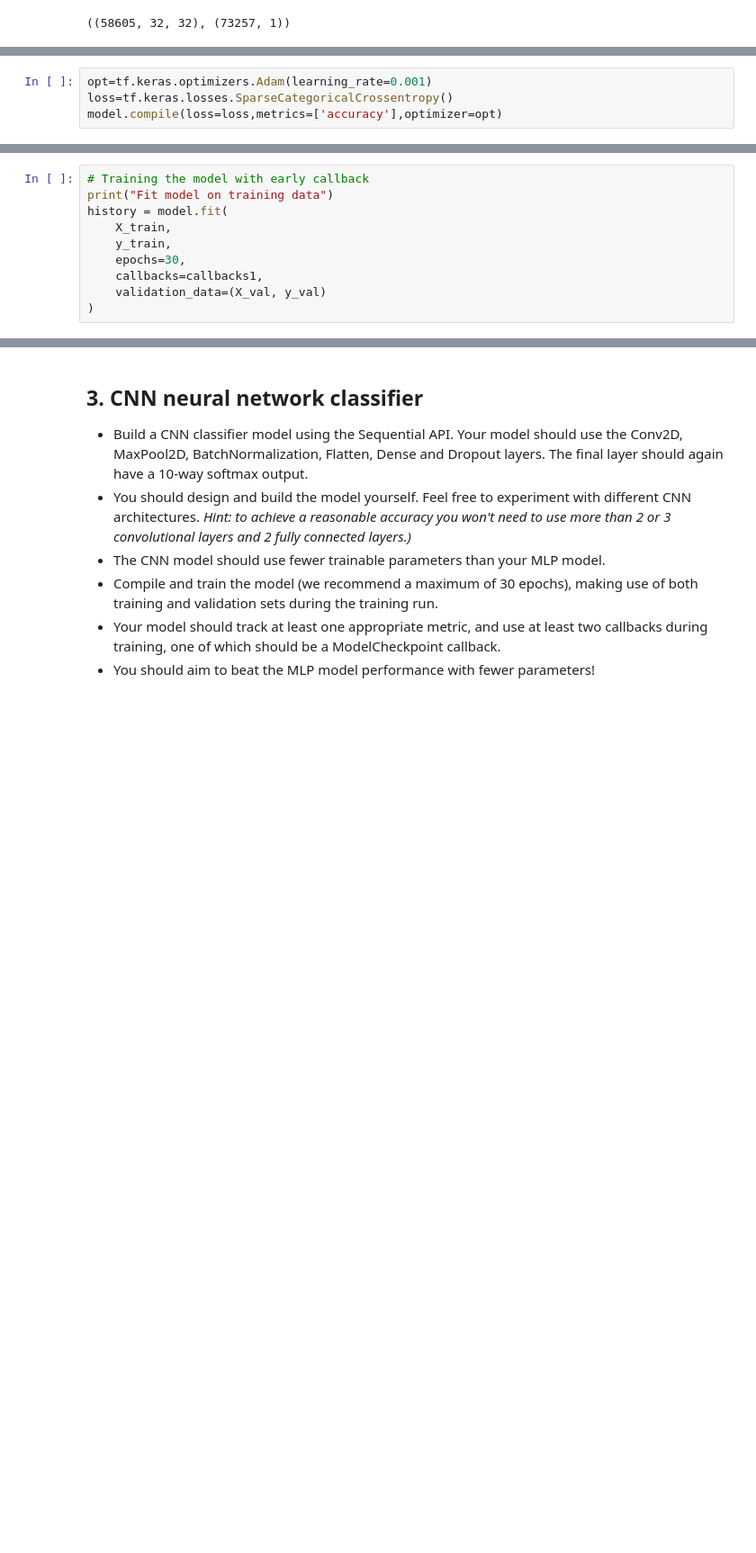
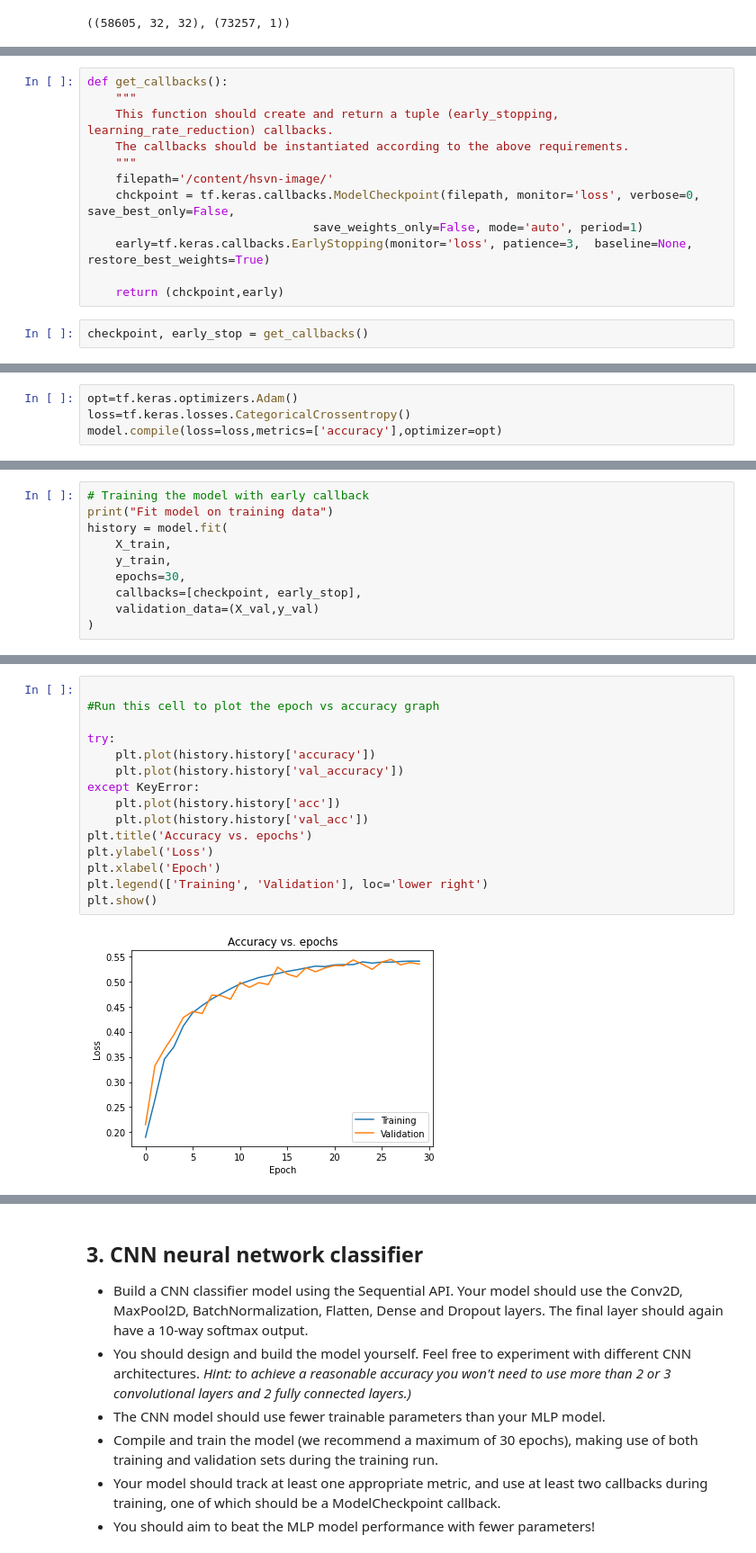
Before and after one commit to pao0318/Tensorflow2-Imperial-College-London, a Jupyter notebook: Copy_of_Capstone_Project2.ipynb, the cells around one changed output, grey strips where cells are left out. Shown at 90% size. Cells and saved outputs as stored; diff of their text form; blank space fills up the shorter version.

```diff
--- a/Copy_of_Capstone_Project2.ipynb
+++ b/Copy_of_Capstone_Project2.ipynb
@@ -230,0 +260,14 @@ _________________________________________________________________
+# %%
+def get_callbacks():
+    """
+    This function should create and return a tuple (early_stopping, learning_rate_reduction) callbacks.
+    The callbacks should be instantiated according to the above requirements.
+    """
+    filepath='/content/hsvn-image/'
+    chckpoint = tf.keras.callbacks.ModelCheckpoint(filepath, monitor='loss', verbose=0, save_best_only=False,
+                                save_weights_only=False, mode='auto', period=1)
+    early=tf.keras.callbacks.EarlyStopping(monitor='loss', patience=3,  baseline=None, restore_best_weights=True)
+
+    return (chckpoint,early)
+# %%
+checkpoint, early_stop = get_callbacks()
@@ -231,4 +276,4 @@ _________________________________________________________________
 # %%
-opt=tf.keras.optimizers.Adam(learning_rate=0.001)
-loss=tf.keras.losses.SparseCategoricalCrossentropy()
+opt=tf.keras.optimizers.Adam()
+loss=tf.keras.losses.CategoricalCrossentropy()
 model.compile(loss=loss,metrics=['accuracy'],optimizer=opt)
@@ -266,8 +288,8 @@ history = model.fit(
     X_train,
     y_train,
     epochs=30,
-    callbacks=callbacks1,
-    validation_data=(X_val, y_val)
+    callbacks=[checkpoint, early_stop],
+    validation_data=(X_val,y_val)
 )
 # %% [output]
 Fit model on training data
@@ -275,0 +312,17 @@ InvalidArgumentError: ignored
+# %%
+
+#Run this cell to plot the epoch vs accuracy graph
+
+try:
+    plt.plot(history.history['accuracy'])
+    plt.plot(history.history['val_accuracy'])
+except KeyError:
+    plt.plot(history.history['acc'])
+    plt.plot(history.history['val_acc'])
+plt.title('Accuracy vs. epochs')
+plt.ylabel('Loss')
+plt.xlabel('Epoch')
+plt.legend(['Training', 'Validation'], loc='lower right')
+plt.show()
+# %% [output]
+[figure, added]
```
Also changed, not shown: parts of 19 cells of this notebook.
